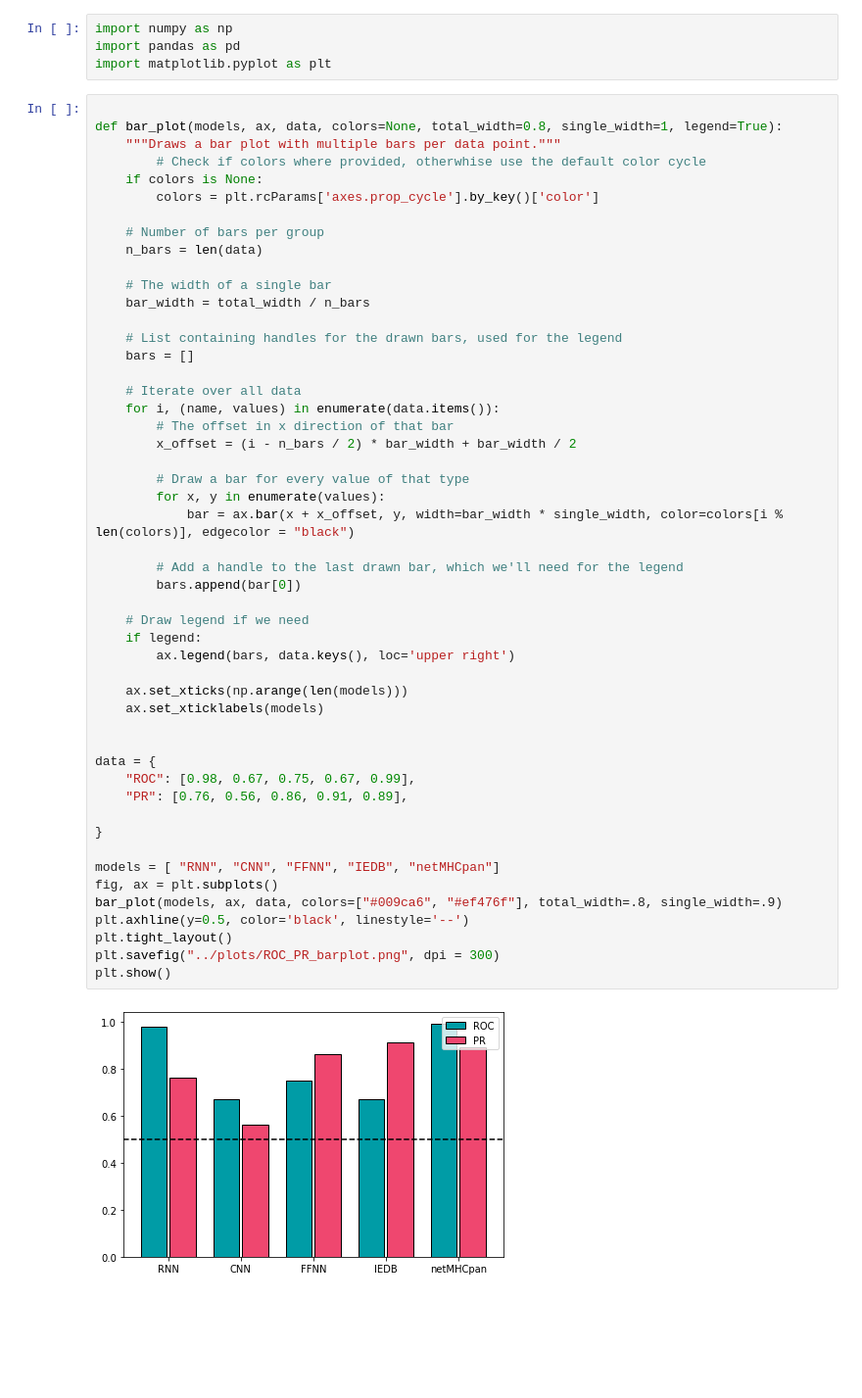
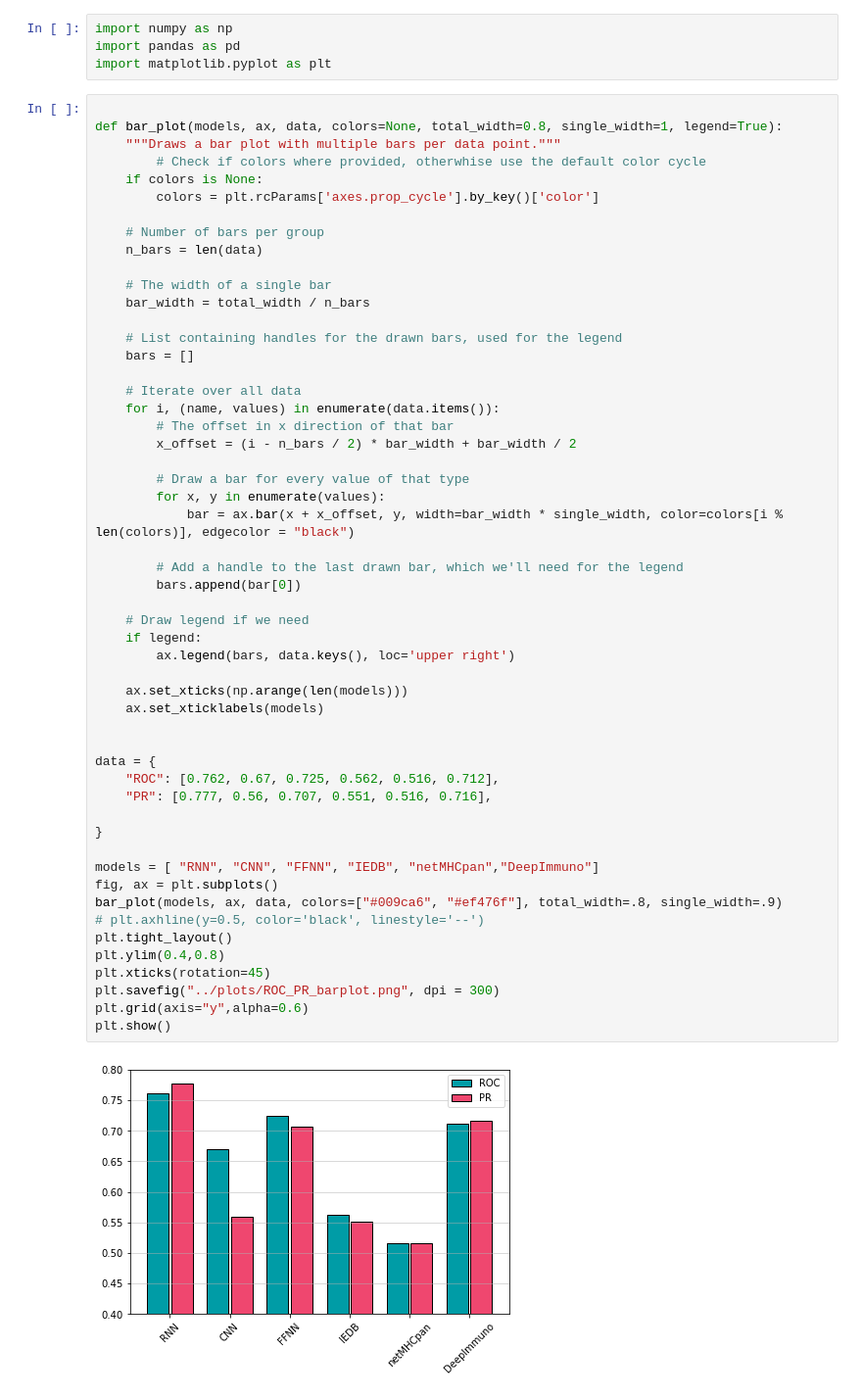
Before and after one commit to christian-creator/DL_peptide_immunogenecity, a Jupyter notebook: notebooks/plots.ipynb, the cells around one changed output. Shown at 98% size. Drawn from its saved outputs; the diff is of its cells as text; blank space fills up the shorter version.

```diff
--- a/notebooks/plots.ipynb
+++ b/notebooks/plots.ipynb
@@ -24,35 +24,38 @@ def bar_plot(models, ax, data, colors=None, total_width=0.8, single_width=1, leg
     # Iterate over all data
     for i, (name, values) in enumerate(data.items()):
         # The offset in x direction of that bar
         x_offset = (i - n_bars / 2) * bar_width + bar_width / 2
 
         # Draw a bar for every value of that type
         for x, y in enumerate(values):
             bar = ax.bar(x + x_offset, y, width=bar_width * single_width, color=colors[i % len(colors)], edgecolor = "black")
 
         # Add a handle to the last drawn bar, which we'll need for the legend
         bars.append(bar[0])
 
     # Draw legend if we need
     if legend:
         ax.legend(bars, data.keys(), loc='upper right')
 
     ax.set_xticks(np.arange(len(models)))
     ax.set_xticklabels(models)
 
 
 data = {
-    "ROC": [0.98, 0.67, 0.75, 0.67, 0.99],
-    "PR": [0.76, 0.56, 0.86, 0.91, 0.89],
+    "ROC": [0.762, 0.67, 0.725, 0.562, 0.516, 0.712],
+    "PR": [0.777, 0.56, 0.707, 0.551, 0.516, 0.716],
 
 }
 
-models = [ "RNN", "CNN", "FFNN", "IEDB", "netMHCpan"]
+models = [ "RNN", "CNN", "FFNN", "IEDB", "netMHCpan","DeepImmuno"]
 fig, ax = plt.subplots()
 bar_plot(models, ax, data, colors=["#009ca6", "#ef476f"], total_width=.8, single_width=.9)
-plt.axhline(y=0.5, color='black', linestyle='--')
+# plt.axhline(y=0.5, color='black', linestyle='--')
 plt.tight_layout()
+plt.ylim(0.4,0.8)
+plt.xticks(rotation=45)
 plt.savefig("../plots/ROC_PR_barplot.png", dpi = 300)
+plt.grid(axis="y",alpha=0.6)
 plt.show()
 # %% [output]
-[figure, old version]
+[figure, new version]
```
Also changed, not shown: parts of 2 cells of this notebook, 7 other files.
